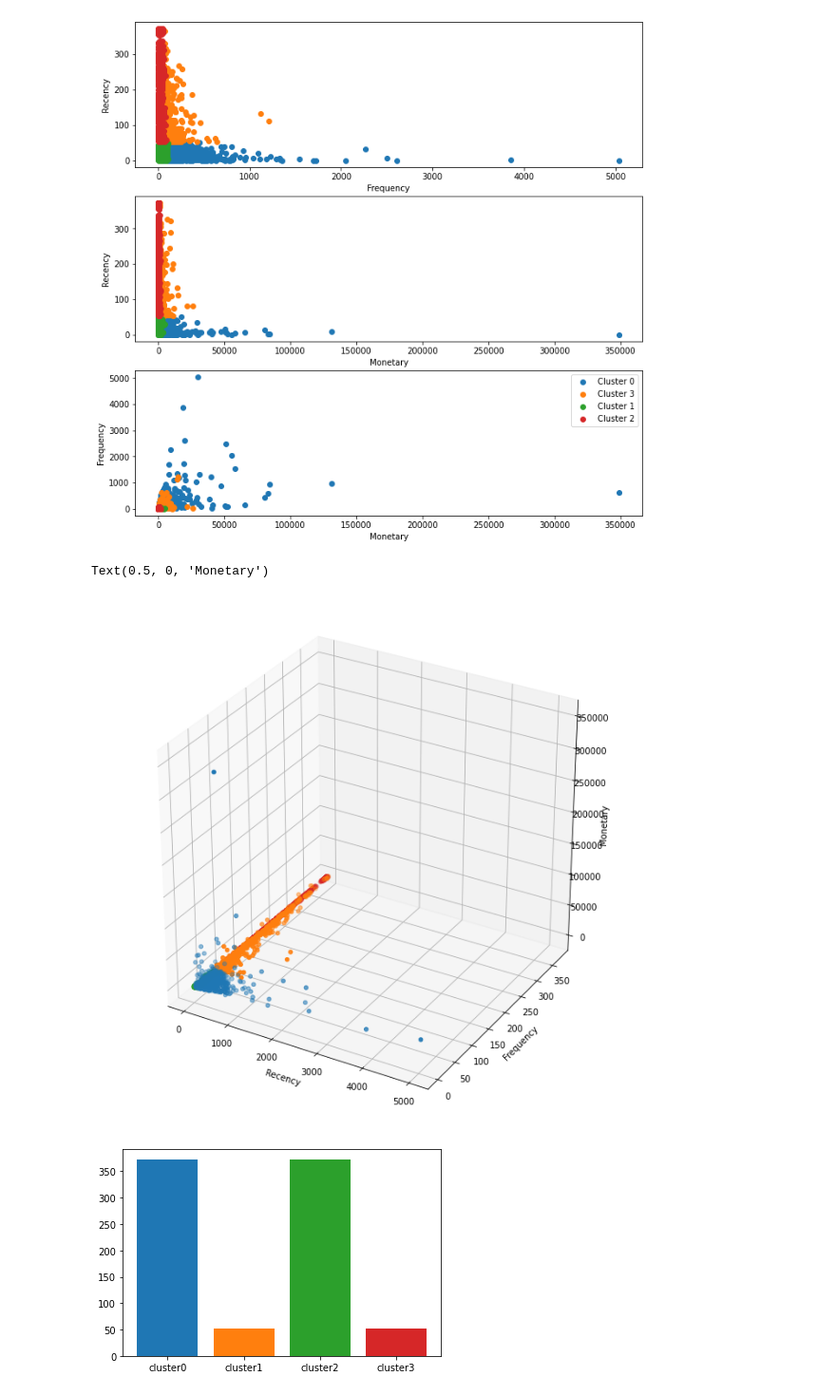
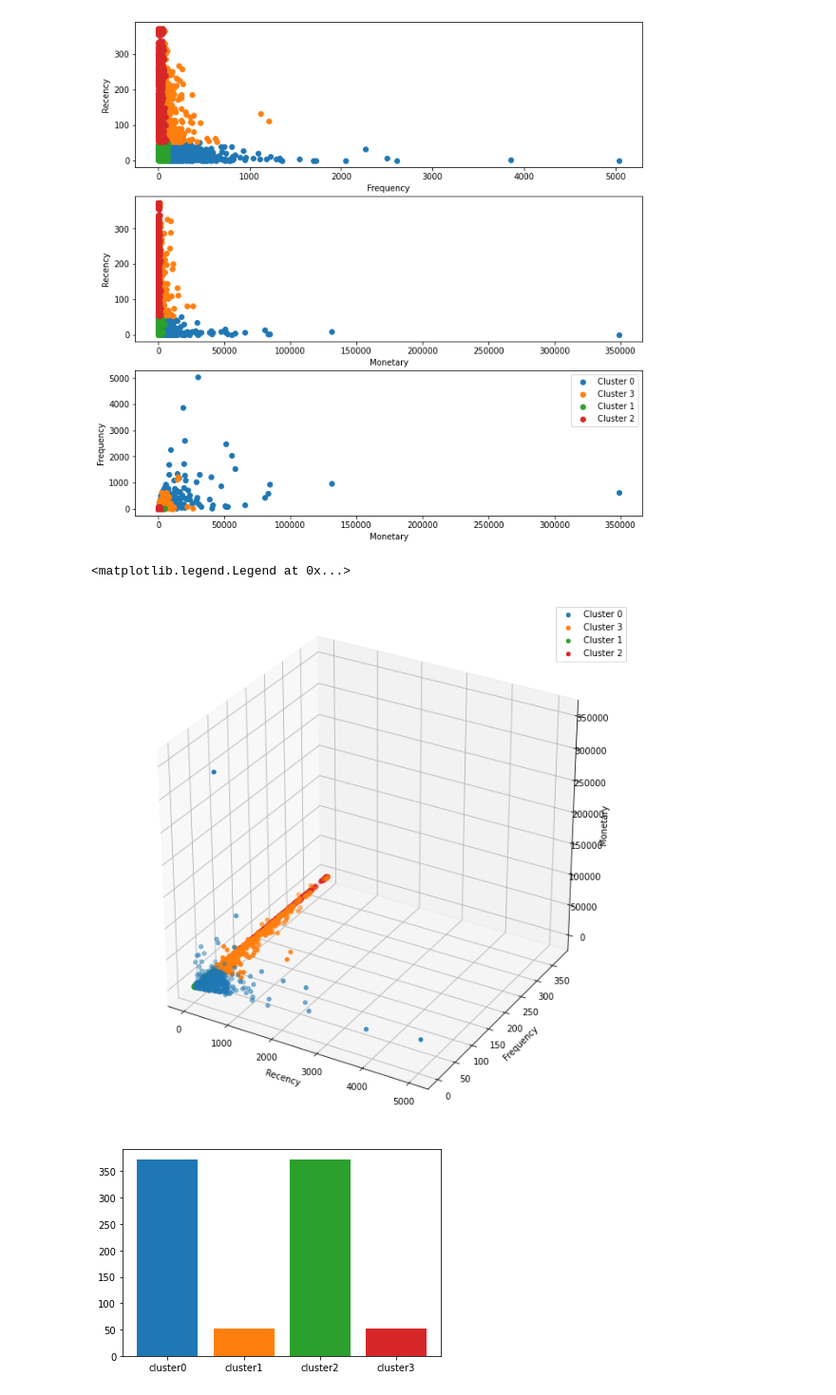
Before and after one commit to JJLZ21/ECS171-final-project, a Jupyter notebook: ml_file.ipynb, the cells around one changed output. Shown at 95% size. Saved outputs shown, nothing was run; the diff lists cells and outputs as text; code cells hidden in the pictures.

Commit message:
RFM 3d plot and fixed legend for 3d plot of clusters

```diff
--- a/ml_file.ipynb
+++ b/ml_file.ipynb
@@ -1579,24 +1597,26 @@ ax.legend()
 # %%
 # Referenced: https://www.kaggle.com/odezi45/customer-segmentation-using-unsupervised-learning
 # For plotting
 # NOTE: rearranged clusters to match that of our paper and slides due to inconsitencies in the runs
 
 # create the 3d plot
 fig = plt.figure(figsize=(11, 11))
 
 ax = fig.add_subplot(projection='3d')
 
 ax.scatter(df_cluster1['frequency'], df_cluster1['recency'], df_cluster1['monetary'], label="Cluster 0")
 ax.scatter(df_cluster2['frequency'], df_cluster2['recency'], df_cluster2['monetary'], label="Cluster 3")
 ax.scatter(df_cluster3['frequency'], df_cluster3['recency'], df_cluster3['monetary'], label="Cluster 1")
 ax.scatter(df_cluster0['frequency'], df_cluster0['recency'], df_cluster0['monetary'], label="Cluster 2")
 
 ax.set_xlabel('Recency')
 ax.set_ylabel('Frequency')
 ax.set_zlabel('Monetary')
+
+ax.legend()
 # %% [output]
-Text(0.5, 0, 'Monetary')
+<matplotlib.legend.Legend at 0x...>
-[figure, old version]
+[figure, new version]
 # %%
 import matplotlib.pyplot as plt
 
```
Also changed, not shown: parts of 1 cell of this notebook.
